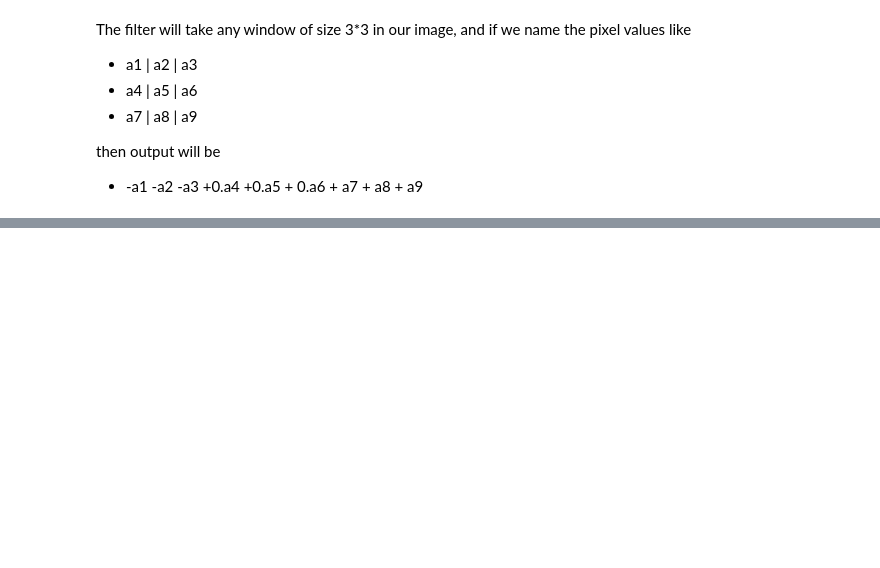
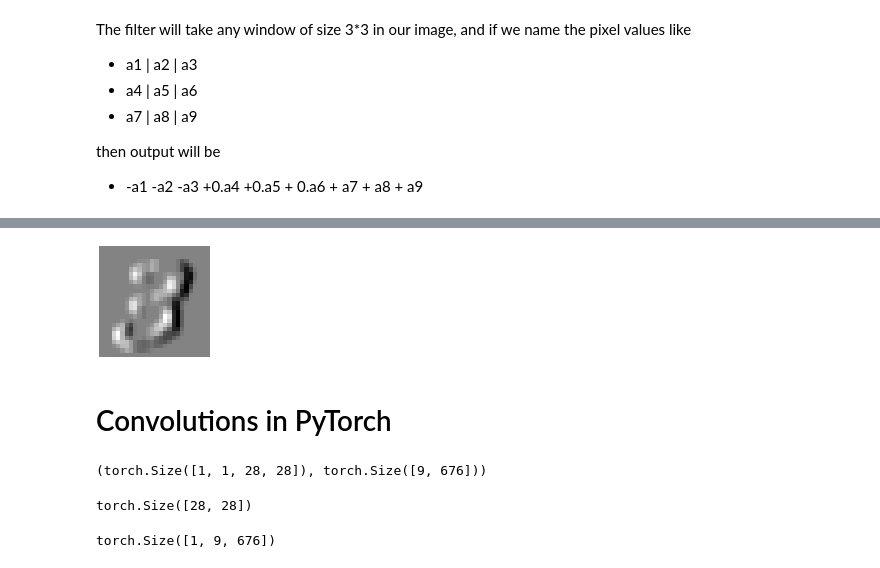
Before and after one commit to mzohaibnasir/NeuralNotes, a Jupyter notebook: 06_convolutions_deepDiveIntoBasics.ipynb, the cells around one changed output, grey strips where cells are left out. Saved outputs shown, nothing was run; the diff lists cells and outputs as text; code cells hidden in the pictures; blank space fills up the shorter version.

```diff
--- a/06_convolutions_deepDiveIntoBasics.ipynb
+++ b/06_convolutions_deepDiveIntoBasics.ipynb
@@ -115,0 +192,7 @@ then output will be
+# %%
+left_edge3 = tensor([[apply_kernel(i,j,left_edge) for j in rng] for i in rng])
+show_image(left_edge3);
+# %% [output]
+[figure, added]
+# %% [markdown]
+# Convolutions in PyTorch
@@ -115,0 +202,14 @@ then output will be
+# %%
+inp = im3[None,None,:,:].float()
+inp_unf = F.unfold(inp, (3,3))[0]
+inp.shape, inp_unf.shape
+# %% [output]
+(torch.Size([1, 1, 28, 28]), torch.Size([9, 676]))
+# %%
+inp.view(28,-1).shape
+# %% [output]
+torch.Size([28, 28])
+# %%
+F.unfold(inp, (3,3)).shape
+# %% [output]
+torch.Size([1, 9, 676])
```
Also changed, not shown: parts of 15 cells of this notebook.
